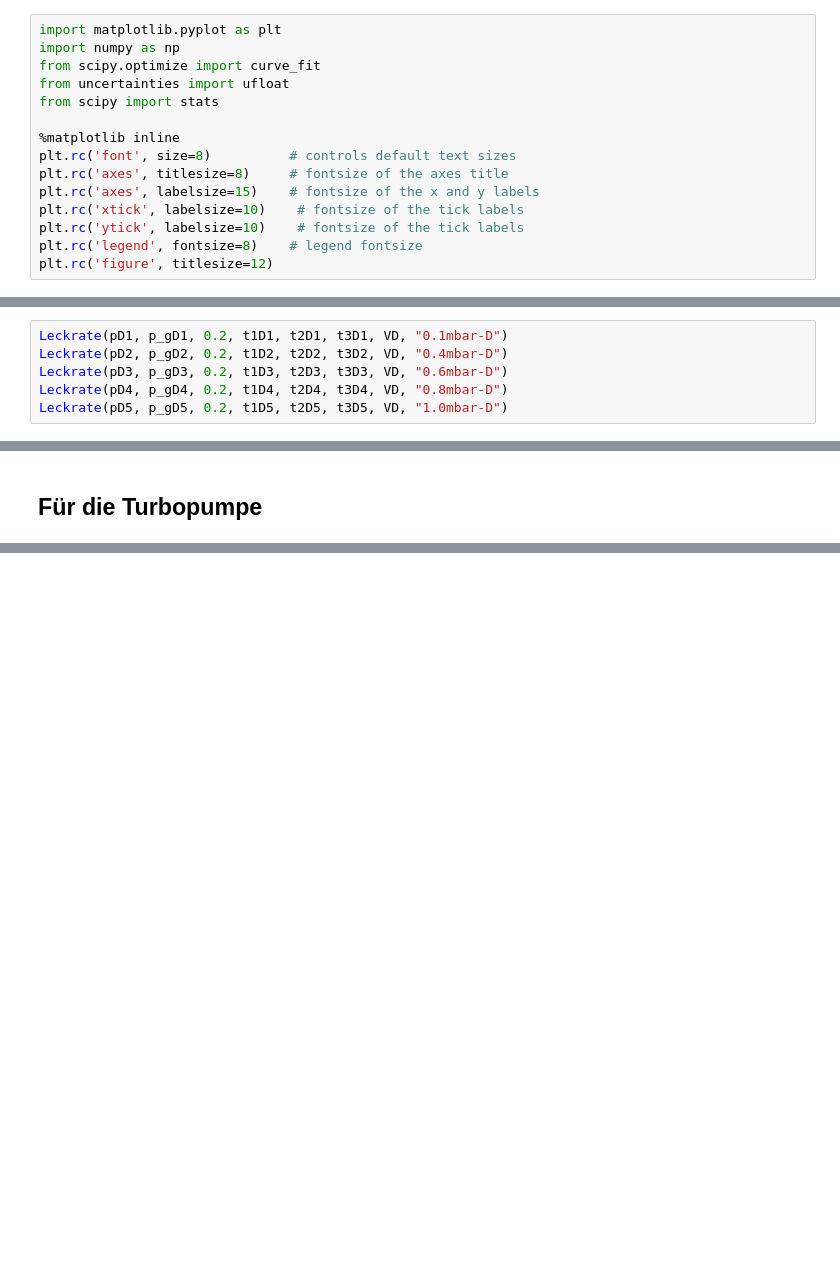
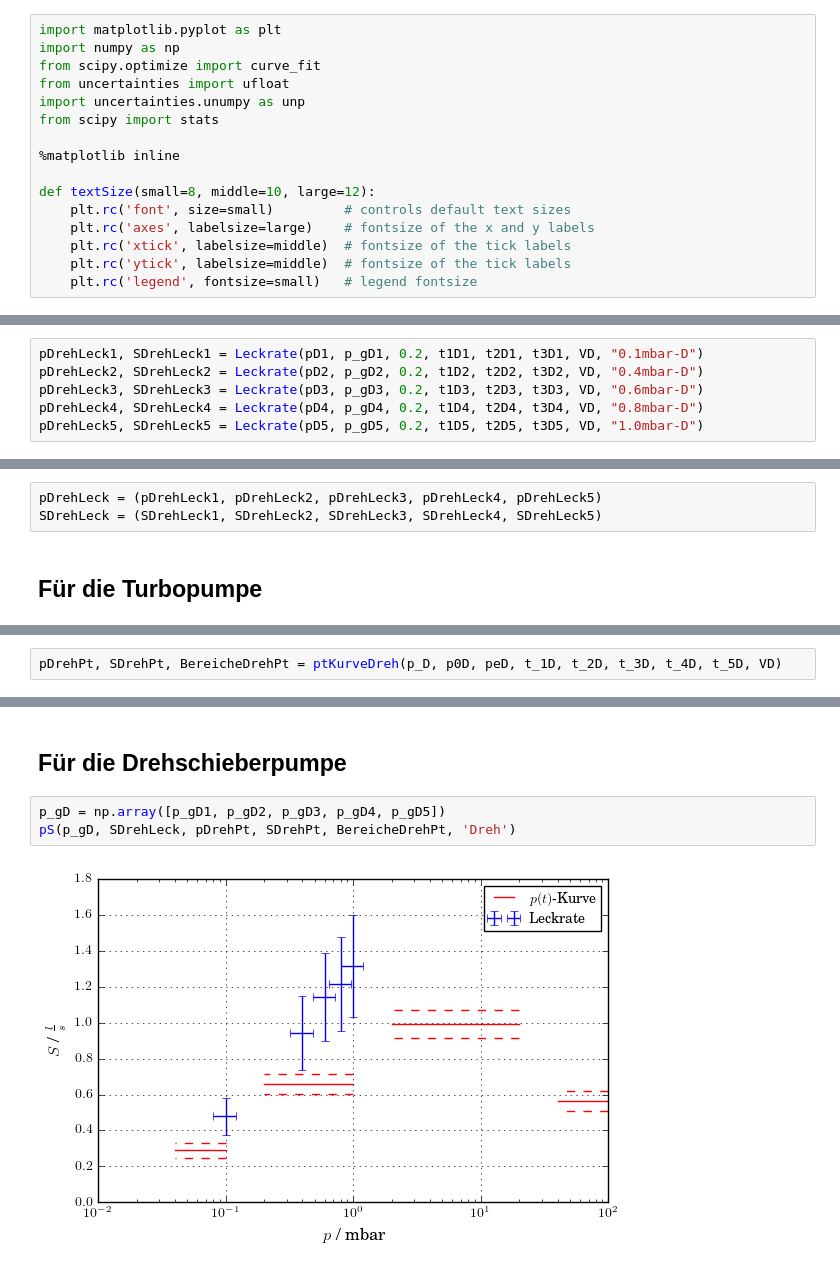
Before and after one commit to MaxSac/FP-Praktikum, a Jupyter notebook: 04-10.05.2017/Untitled.ipynb, the cells around one changed output, grey strips where cells are left out. Drawn from its saved outputs; the diff is of its cells as text; blank space fills up the shorter version.

```diff
--- a/04-10.05.2017/Untitled.ipynb
+++ b/04-10.05.2017/Untitled.ipynb
@@ -3,16 +3,17 @@ import matplotlib.pyplot as plt
 import numpy as np
 from scipy.optimize import curve_fit
 from uncertainties import ufloat
+import uncertainties.unumpy as unp
 from scipy import stats
 
 %matplotlib inline
-plt.rc('font', size=8)          # controls default text sizes
-plt.rc('axes', titlesize=8)     # fontsize of the axes title
-plt.rc('axes', labelsize=15)    # fontsize of the x and y labels
-plt.rc('xtick', labelsize=10)    # fontsize of the tick labels
-plt.rc('ytick', labelsize=10)    # fontsize of the tick labels
-plt.rc('legend', fontsize=8)    # legend fontsize
-plt.rc('figure', titlesize=12)
+
+def textSize(small=8, middle=10, large=12):
+    plt.rc('font', size=small)         # controls default text sizes
+    plt.rc('axes', labelsize=large)    # fontsize of the x and y labels
+    plt.rc('xtick', labelsize=middle)  # fontsize of the tick labels
+    plt.rc('ytick', labelsize=middle)  # fontsize of the tick labels
+    plt.rc('legend', fontsize=small)   # legend fontsize
 # %% [markdown]
 # Messdaten
 # %% [markdown]
@@ -525,9 +552,9 @@ S3 = 4.5+/-0.4
 # %% [markdown]
 ## Für die Drehschieberpumpe
 # %%
-Leckrate(pD1, p_gD1, 0.2, t1D1, t2D1, t3D1, VD, "0.1mbar-D")
-Leckrate(pD2, p_gD2, 0.2, t1D2, t2D2, t3D2, VD, "0.4mbar-D")
-Leckrate(pD3, p_gD3, 0.2, t1D3, t2D3, t3D3, VD, "0.6mbar-D")
-Leckrate(pD4, p_gD4, 0.2, t1D4, t2D4, t3D4, VD, "0.8mbar-D")
-Leckrate(pD5, p_gD5, 0.2, t1D5, t2D5, t3D5, VD, "1.0mbar-D")
+pDrehLeck1, SDrehLeck1 = Leckrate(pD1, p_gD1, 0.2, t1D1, t2D1, t3D1, VD, "0.1mbar-D")
+pDrehLeck2, SDrehLeck2 = Leckrate(pD2, p_gD2, 0.2, t1D2, t2D2, t3D2, VD, "0.4mbar-D")
+pDrehLeck3, SDrehLeck3 = Leckrate(pD3, p_gD3, 0.2, t1D3, t2D3, t3D3, VD, "0.6mbar-D")
+pDrehLeck4, SDrehLeck4 = Leckrate(pD4, p_gD4, 0.2, t1D4, t2D4, t3D4, VD, "0.8mbar-D")
+pDrehLeck5, SDrehLeck5 = Leckrate(pD5, p_gD5, 0.2, t1D5, t2D5, t3D5, VD, "1.0mbar-D")
 # %% [output]
@@ -551,3 +578,6 @@ Saugvermögen S[l/s] = 1.29 +- 0.279
+# %%
+pDrehLeck = (pDrehLeck1, pDrehLeck2, pDrehLeck3, pDrehLeck4, pDrehLeck5)
+SDrehLeck = (SDrehLeck1, SDrehLeck2, SDrehLeck3, SDrehLeck4, SDrehLeck5)
 # %% [markdown]
 ## Für die Turbopumpe
 # %%
@@ -575,0 +613,2 @@ Saugvermögen S[l/s] = 17.8 +- 2.57
+# %%
+pDrehPt, SDrehPt, BereicheDrehPt = ptKurveDreh(p_D, p0D, peD, t_1D, t_2D, t_3D, t_4D, t_5D, VD)
@@ -575,0 +662,7 @@ Saugvermögen S[l/s] = 17.8 +- 2.57
+# %% [markdown]
+## Für die Drehschieberpumpe
+# %%
+p_gD = np.array([p_gD1, p_gD2, p_gD3, p_gD4, p_gD5])
+pS(p_gD, SDrehLeck, pDrehPt, SDrehPt, BereicheDrehPt, 'Dreh')
+# %% [output]
+[figure, added]
```
Also changed, not shown: parts of 18 cells of this notebook, 4 other files.
